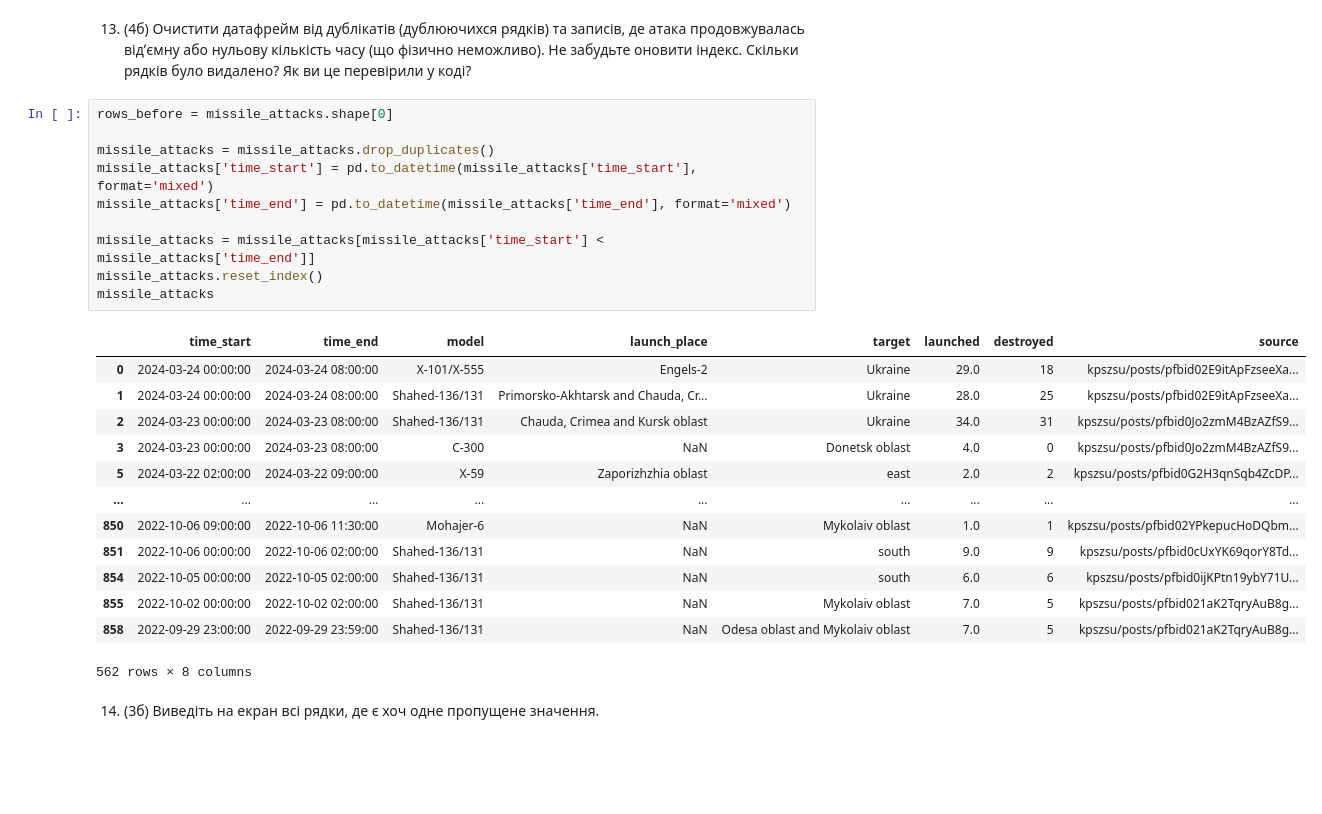
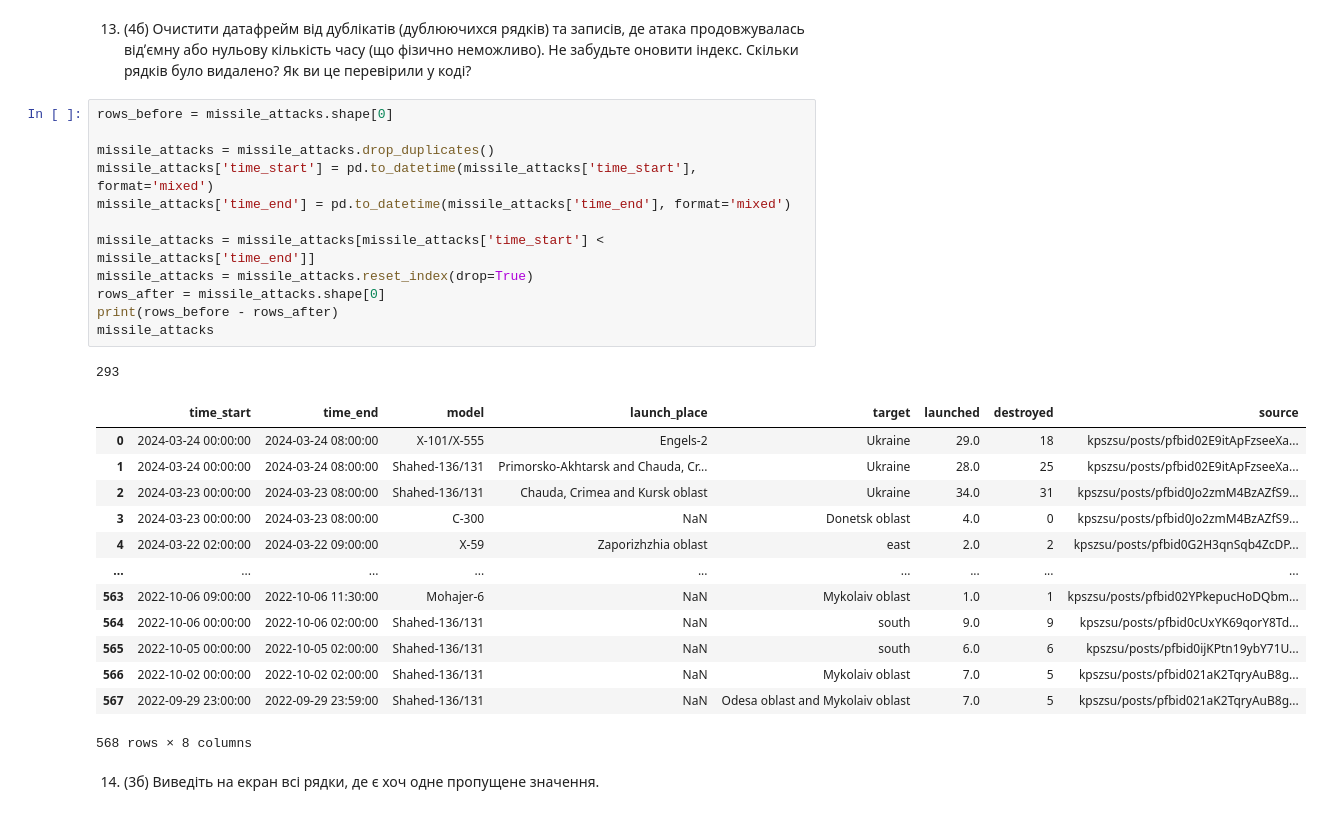
Before and after one commit to GoldExperienceRQ/RadchenkoPR1, a Jupyter notebook: python_practice_9.ipynb, the cells around one changed output. Drawn from its saved outputs; the diff is of its cells as text; blank space fills up the shorter version.

```diff
--- a/python_practice_9.ipynb
+++ b/python_practice_9.ipynb
@@ -213,26 +213,29 @@ missile_attacks
 # %%
 rows_before = missile_attacks.shape[0]
 
 missile_attacks = missile_attacks.drop_duplicates()
 missile_attacks['time_start'] = pd.to_datetime(missile_attacks['time_start'], format='mixed')
 missile_attacks['time_end'] = pd.to_datetime(missile_attacks['time_end'], format='mixed')
 
 missile_attacks = missile_attacks[missile_attacks['time_start'] < missile_attacks['time_end']]
-missile_attacks.reset_index()
+missile_attacks = missile_attacks.reset_index(drop=True)
+rows_after = missile_attacks.shape[0]
+print(rows_before - rows_after)
 missile_attacks
 # %% [output]
+293
 |  | time_start | time_end | model | launch_place | target | launched | destroyed | source |
 | 0 | 2024-03-24 00:00:00 | 2024-03-24 08:00:00 | X-101/X-555 | Engels-2 | Ukraine | 29.0 | 18 | kpszsu/posts/pfbid02E9itApFzseeXa... |
 | 1 | 2024-03-24 00:00:00 | 2024-03-24 08:00:00 | Shahed-136/131 | Primorsko-Akhtarsk and Chauda, Cr... | Ukraine | 28.0 | 25 | kpszsu/posts/pfbid02E9itApFzseeXa... |
 | 2 | 2024-03-23 00:00:00 | 2024-03-23 08:00:00 | Shahed-136/131 | Chauda, Crimea and Kursk oblast | Ukraine | 34.0 | 31 | kpszsu/posts/pfbid0Jo2zmM4BzAZfS9... |
 | 3 | 2024-03-23 00:00:00 | 2024-03-23 08:00:00 | C-300 | NaN | Donetsk oblast | 4.0 | 0 | kpszsu/posts/pfbid0Jo2zmM4BzAZfS9... |
-| 5 | 2024-03-22 02:00:00 | 2024-03-22 09:00:00 | X-59 | Zaporizhzhia oblast | east | 2.0 | 2 | kpszsu/posts/pfbid0G2H3qnSqb4ZcDP... |
+| 4 | 2024-03-22 02:00:00 | 2024-03-22 09:00:00 | X-59 | Zaporizhzhia oblast | east | 2.0 | 2 | kpszsu/posts/pfbid0G2H3qnSqb4ZcDP... |
 | ... | ... | ... | ... | ... | ... | ... | ... | ... |
-| 850 | 2022-10-06 09:00:00 | 2022-10-06 11:30:00 | Mohajer-6 | NaN | Mykolaiv oblast | 1.0 | 1 | kpszsu/posts/pfbid02YPkepucHoDQbm... |
-| 851 | 2022-10-06 00:00:00 | 2022-10-06 02:00:00 | Shahed-136/131 | NaN | south | 9.0 | 9 | kpszsu/posts/pfbid0cUxYK69qorY8Td... |
-| 854 | 2022-10-05 00:00:00 | 2022-10-05 02:00:00 | Shahed-136/131 | NaN | south | 6.0 | 6 | kpszsu/posts/pfbid0ijKPtn19ybY71U... |
-| 855 | 2022-10-02 00:00:00 | 2022-10-02 02:00:00 | Shahed-136/131 | NaN | Mykolaiv oblast | 7.0 | 5 | kpszsu/posts/pfbid021aK2TqryAuB8g... |
-| 858 | 2022-09-29 23:00:00 | 2022-09-29 23:59:00 | Shahed-136/131 | NaN | Odesa oblast and Mykolaiv oblast | 7.0 | 5 | kpszsu/posts/pfbid021aK2TqryAuB8g... |
+| 563 | 2022-10-06 09:00:00 | 2022-10-06 11:30:00 | Mohajer-6 | NaN | Mykolaiv oblast | 1.0 | 1 | kpszsu/posts/pfbid02YPkepucHoDQbm... |
+| 564 | 2022-10-06 00:00:00 | 2022-10-06 02:00:00 | Shahed-136/131 | NaN | south | 9.0 | 9 | kpszsu/posts/pfbid0cUxYK69qorY8Td... |
+| 565 | 2022-10-05 00:00:00 | 2022-10-05 02:00:00 | Shahed-136/131 | NaN | south | 6.0 | 6 | kpszsu/posts/pfbid0ijKPtn19ybY71U... |
+| 566 | 2022-10-02 00:00:00 | 2022-10-02 02:00:00 | Shahed-136/131 | NaN | Mykolaiv oblast | 7.0 | 5 | kpszsu/posts/pfbid021aK2TqryAuB8g... |
+| 567 | 2022-09-29 23:00:00 | 2022-09-29 23:59:00 | Shahed-136/131 | NaN | Odesa oblast and Mykolaiv oblast | 7.0 | 5 | kpszsu/posts/pfbid021aK2TqryAuB8g... |
-562 rows × 8 columns
+568 rows × 8 columns
 # %% [markdown]
 14. (3б) Виведіть на екран всі рядки, де є хоч одне пропущене значення.
```
Also changed, not shown: parts of 5 cells of this notebook.
